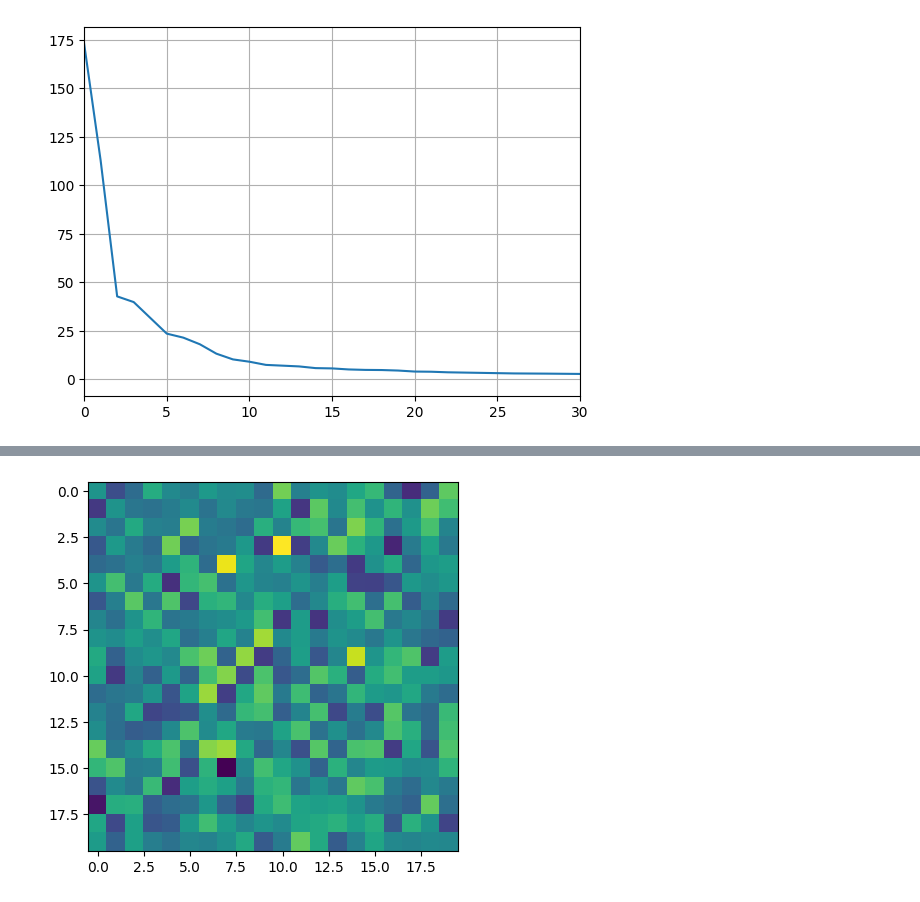
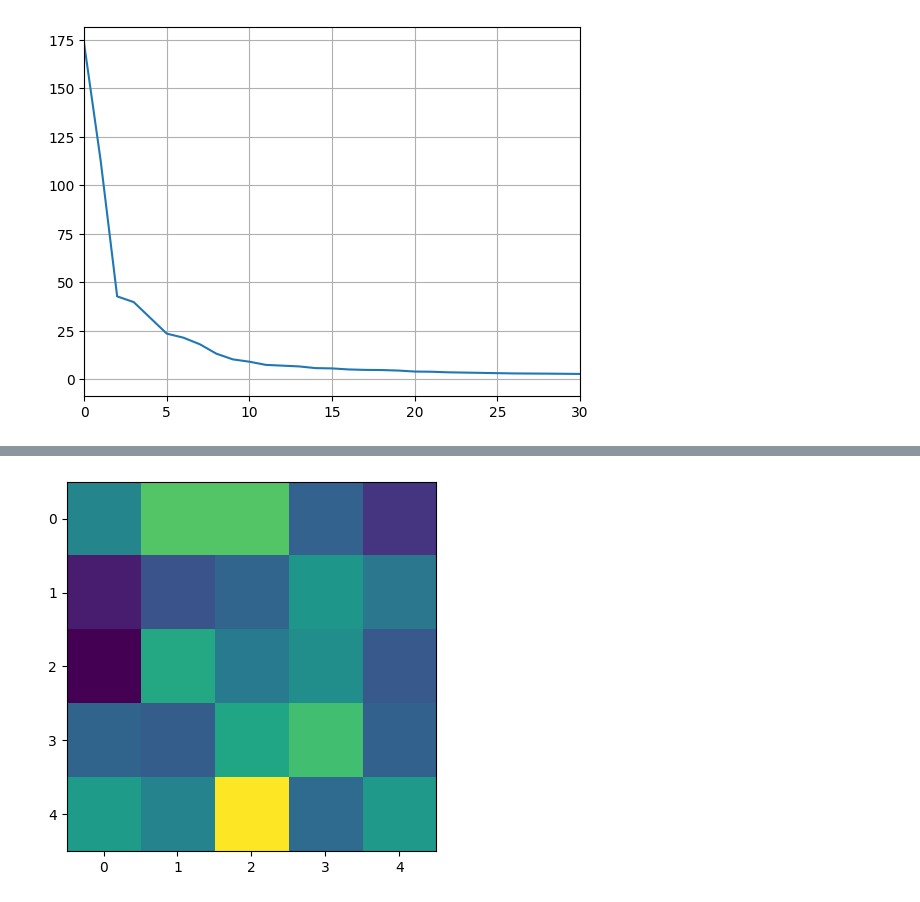
Before and after one commit to javadkavian/ML_Assignments, a Jupyter notebook: MixtureModelsPCA/Q5.ipynb, the cells around one changed output, grey strips where cells are left out. Cells and saved outputs as stored; diff of their text form; code cells hidden in the pictures.

```diff
--- a/MixtureModelsPCA/Q5.ipynb
+++ b/MixtureModelsPCA/Q5.ipynb
@@ -43,6 +43,6 @@ plt.show()
 # %% [output]
 [figure]
 # %%
-U = eigen_vecs[0:400].T
+U = eigen_vecs[0:25].T
 U.shape
 # %% [output]
@@ -57,5 +61,5 @@ plt.imshow(standard_X[random_index].reshape(28, 28))
 # %%
-plt.imshow(X_PCA.T[random_index].reshape(20, 20))
+plt.imshow(X_PCA.T[random_index].reshape(5, 5))
 plt.show()
 # %% [output]
-[figure, old version]
+[figure, new version]
```
Also changed, not shown: parts of 5 cells of this notebook.
